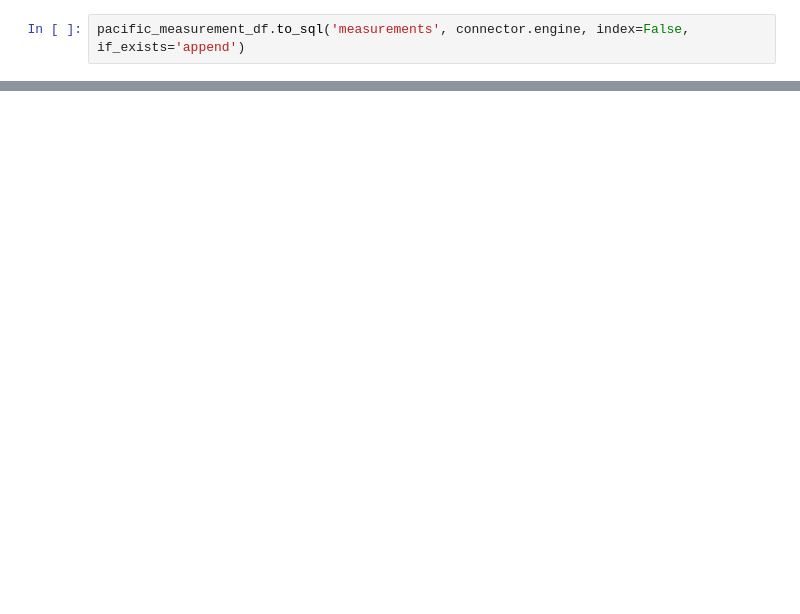
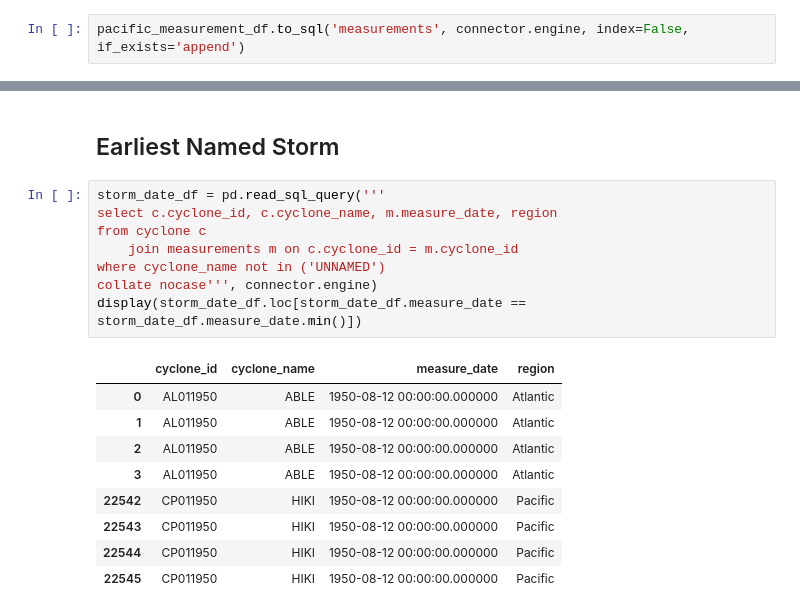
Before and after one commit to miksmith/Hurricanes-Typhoons, a Jupyter notebook: Hurricanes_Typhoons.ipynb, the cells around one changed output, grey strips where cells are left out. Saved outputs shown, nothing was run; the diff lists cells and outputs as text; blank space fills up the shorter version.

Commit message:
Add data analysis questions
1. Max Wind Speed for Cyclones in Atlantic and Pacific
2. Earliest Named Cyclone
3. Total Number in Atlantic and Pacific
4. Most Cyclones per year in Atlantic and Pacific

```diff
--- a/Hurricanes_Typhoons.ipynb
+++ b/Hurricanes_Typhoons.ipynb
@@ -154,0 +228,20 @@ pacific_measurement_df.to_sql('measurements', connector.engine, index=False, if_
+# %% [markdown]
+## Earliest Named Storm
+# %%
+storm_date_df = pd.read_sql_query('''
+select c.cyclone_id, c.cyclone_name, m.measure_date, region
+from cyclone c
+    join measurements m on c.cyclone_id = m.cyclone_id
+where cyclone_name not in ('UNNAMED')
+collate nocase''', connector.engine)
+display(storm_date_df.loc[storm_date_df.measure_date == storm_date_df.measure_date.min()])
+# %% [output]
+|  | cyclone_id | cyclone_name | measure_date | region |
+| 0 | AL011950 | ABLE | 1950-08-12 00:00:00.000000 | Atlantic |
+| 1 | AL011950 | ABLE | 1950-08-12 00:00:00.000000 | Atlantic |
+| 2 | AL011950 | ABLE | 1950-08-12 00:00:00.000000 | Atlantic |
+| 3 | AL011950 | ABLE | 1950-08-12 00:00:00.000000 | Atlantic |
+| 22542 | CP011950 | HIKI | 1950-08-12 00:00:00.000000 | Pacific |
+| 22543 | CP011950 | HIKI | 1950-08-12 00:00:00.000000 | Pacific |
+| 22544 | CP011950 | HIKI | 1950-08-12 00:00:00.000000 | Pacific |
+| 22545 | CP011950 | HIKI | 1950-08-12 00:00:00.000000 | Pacific |
```
Also changed, not shown: parts of 20 cells of this notebook.
